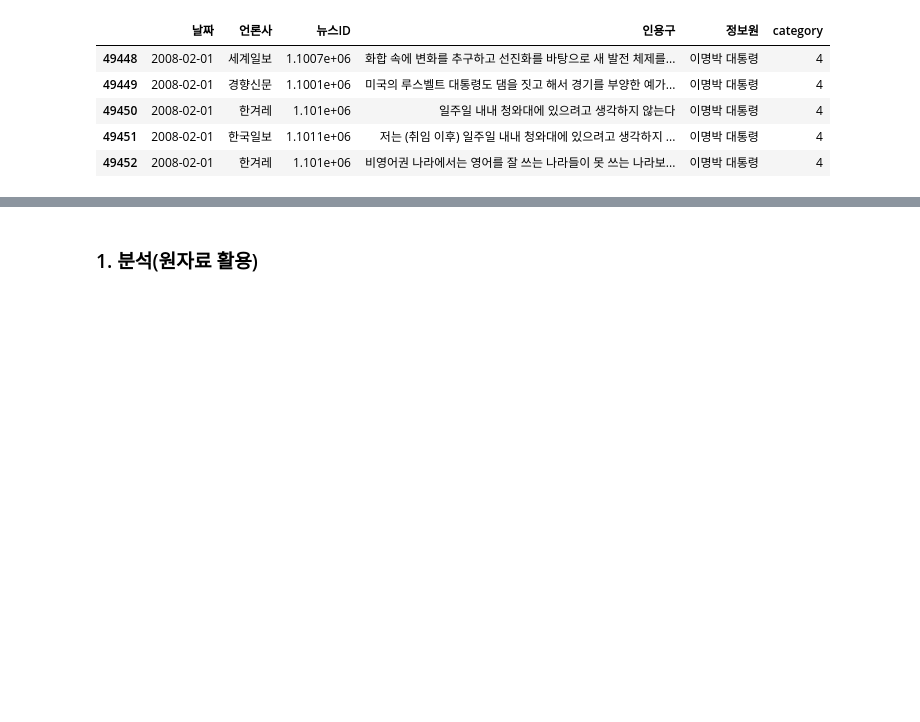
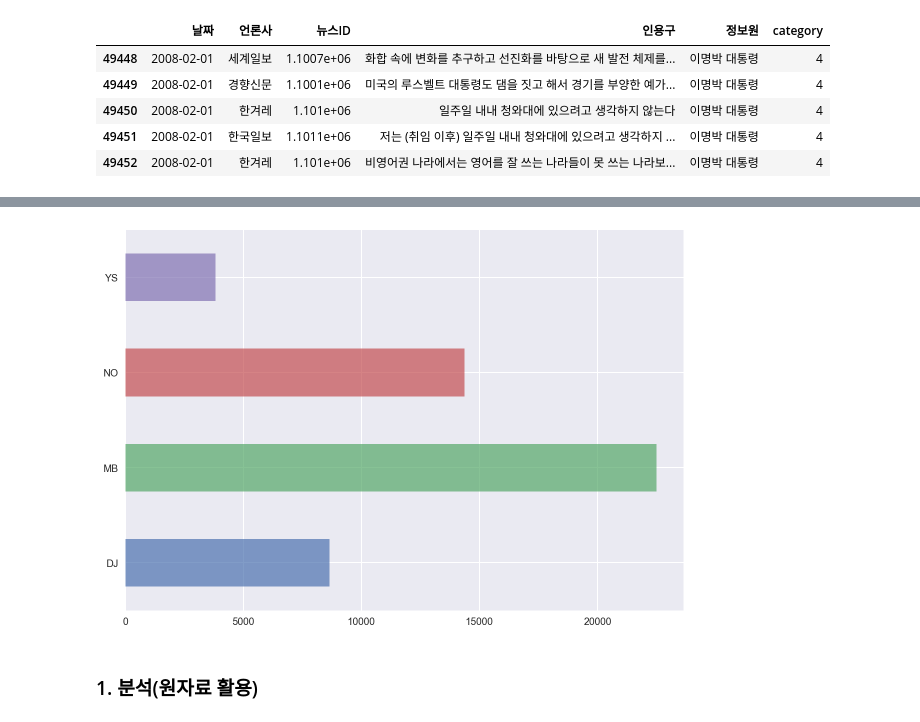
Before and after one commit to UPRMG/Project, a Jupyter notebook: Project/4. President/President.ipynb, the cells around one changed output, grey strips where cells are left out. Cells and saved outputs as stored; diff of their text form; code cells hidden in the pictures; blank space fills up the shorter version.

```diff
--- a/Project/4. President/President.ipynb
+++ b/Project/4. President/President.ipynb
@@ -56,3 +72,10 @@ total.tail()
+# %%
+total_v_s = pd.Series({'MB':22512,'NO':14366,'DJ':8643,'YS':3819})
+fig = plt.figure(figsize = (10,7))
+total_v_s.plot(kind="barh", align='center', alpha=0.7)
+plt.show()
+# %% [output]
+[figure, added]
 # %% [markdown]
 ### 1. 분석(원자료 활용)
 # %%
```
Also changed, not shown: parts of 2 cells of this notebook, 1 other file.
